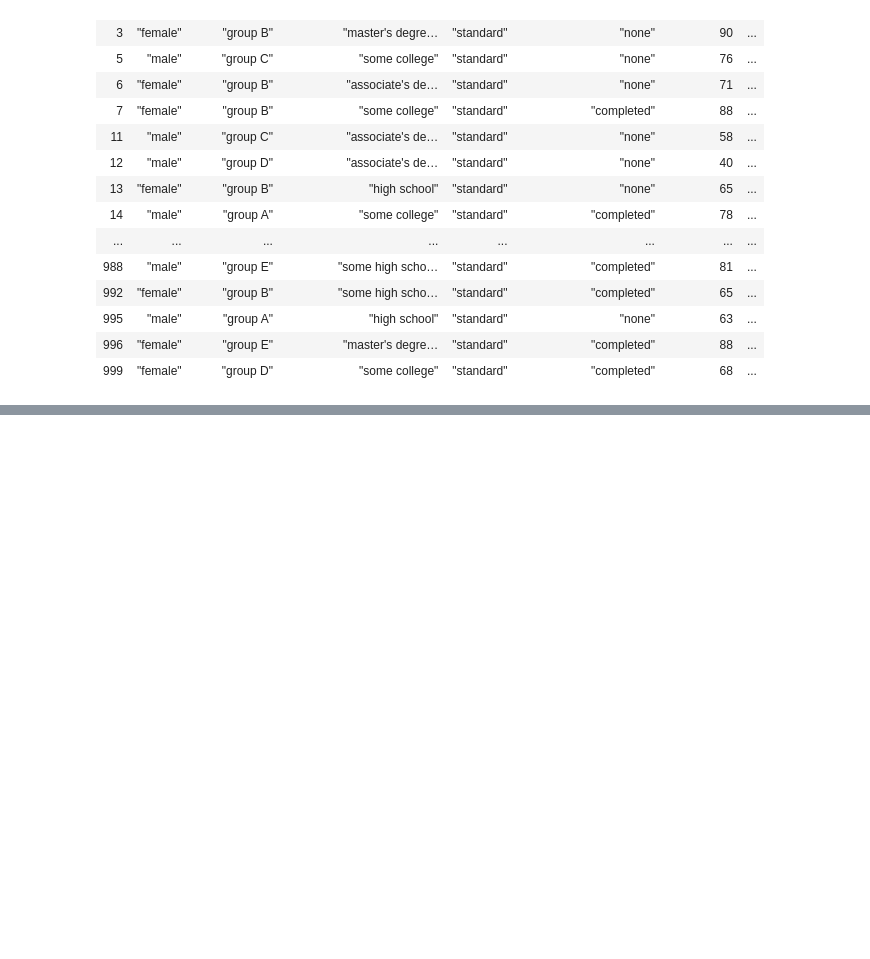
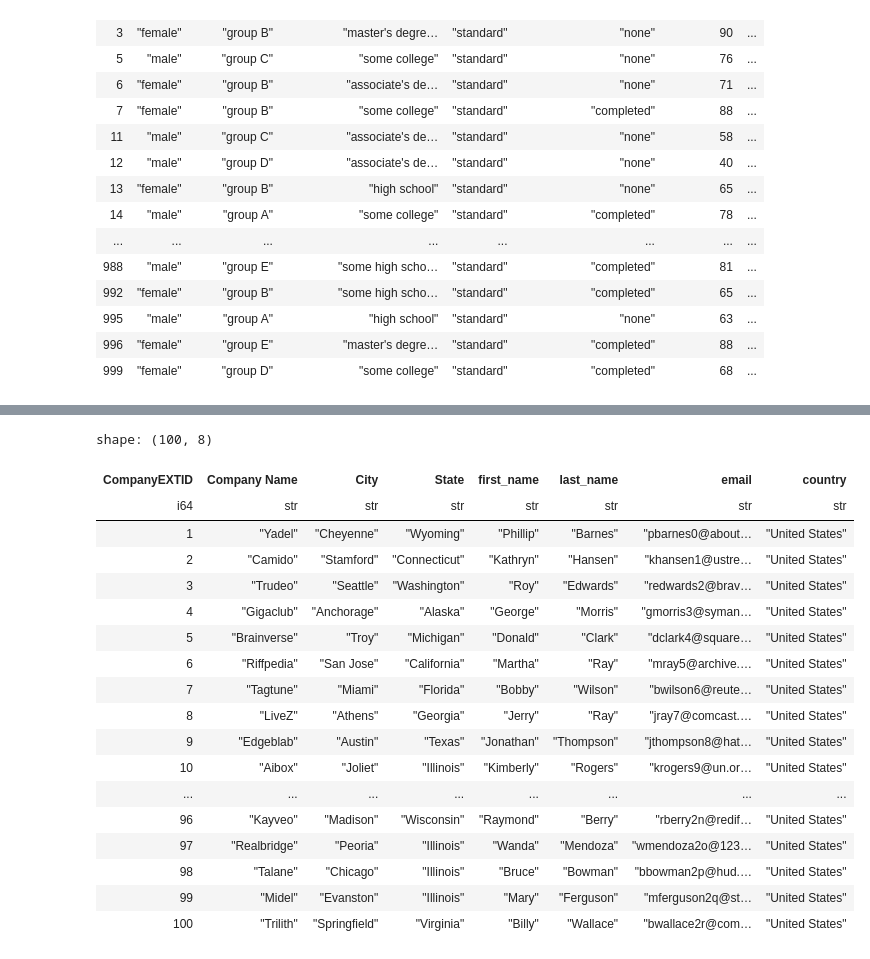
Before and after one commit to tam159/sample_dataframe, a Jupyter notebook: notebooks/polars_student_example.ipynb, the cells around one changed output, grey strips where cells are left out. Saved outputs shown, nothing was run; the diff lists cells and outputs as text; code cells hidden in the pictures; blank space fills up the shorter version.

```diff
--- a/notebooks/polars_student_example.ipynb
+++ b/notebooks/polars_student_example.ipynb
@@ -360,0 +448,24 @@ shape: (645, 9)
+# %%
+# join account_df and contact_df by CompanyEXTID and companyEXTID
+account_contact_df = account_df.join(contact_df, left_on="CompanyEXTID", right_on="companyEXTID", how="left")
+account_contact_df.select("*")
+# %% [output]
+shape: (100, 8)
+| CompanyEXTID | Company Name | City | State | first_name | last_name | email | country |
+| i64 | str | str | str | str | str | str | str |
+| 1 | "Yadel" | "Cheyenne" | "Wyoming" | "Phillip" | "Barnes" | "pbarnes0@about… | "United States" |
+| 2 | "Camido" | "Stamford" | "Connecticut" | "Kathryn" | "Hansen" | "khansen1@ustre… | "United States" |
+| 3 | "Trudeo" | "Seattle" | "Washington" | "Roy" | "Edwards" | "redwards2@brav… | "United States" |
+| 4 | "Gigaclub" | "Anchorage" | "Alaska" | "George" | "Morris" | "gmorris3@syman… | "United States" |
+| 5 | "Brainverse" | "Troy" | "Michigan" | "Donald" | "Clark" | "dclark4@square… | "United States" |
+| 6 | "Riffpedia" | "San Jose" | "California" | "Martha" | "Ray" | "mray5@archive.… | "United States" |
+| 7 | "Tagtune" | "Miami" | "Florida" | "Bobby" | "Wilson" | "bwilson6@reute… | "United States" |
+| 8 | "LiveZ" | "Athens" | "Georgia" | "Jerry" | "Ray" | "jray7@comcast.… | "United States" |
+| 9 | "Edgeblab" | "Austin" | "Texas" | "Jonathan" | "Thompson" | "jthompson8@hat… | "United States" |
+| 10 | "Aibox" | "Joliet" | "Illinois" | "Kimberly" | "Rogers" | "krogers9@un.or… | "United States" |
+| ... | ... | ... | ... | ... | ... | ... | ... |
+| 96 | "Kayveo" | "Madison" | "Wisconsin" | "Raymond" | "Berry" | "rberry2n@redif… | "United States" |
+| 97 | "Realbridge" | "Peoria" | "Illinois" | "Wanda" | "Mendoza" | "wmendoza2o@123… | "United States" |
+| 98 | "Talane" | "Chicago" | "Illinois" | "Bruce" | "Bowman" | "bbowman2p@hud.… | "United States" |
+| 99 | "Midel" | "Evanston" | "Illinois" | "Mary" | "Ferguson" | "mferguson2q@st… | "United States" |
+| 100 | "Trilith" | "Springfield" | "Virginia" | "Billy" | "Wallace" | "bwallace2r@com… | "United States" |
```
Also changed, not shown: parts of 27 cells of this notebook, 1 other file.
